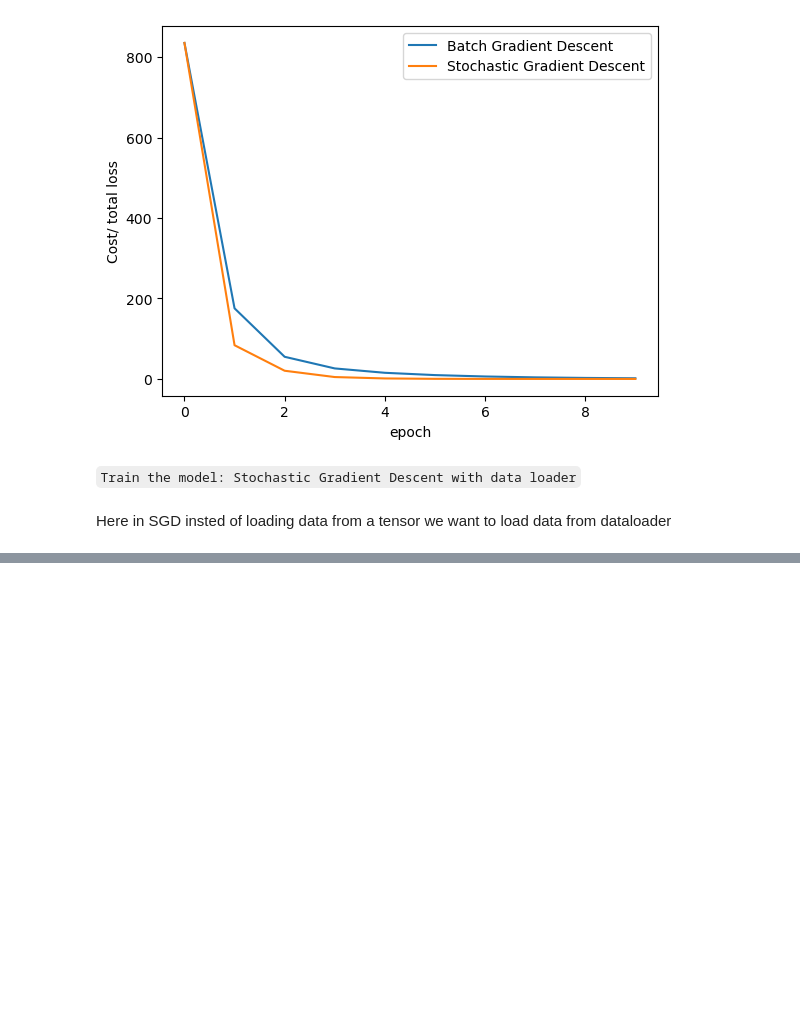
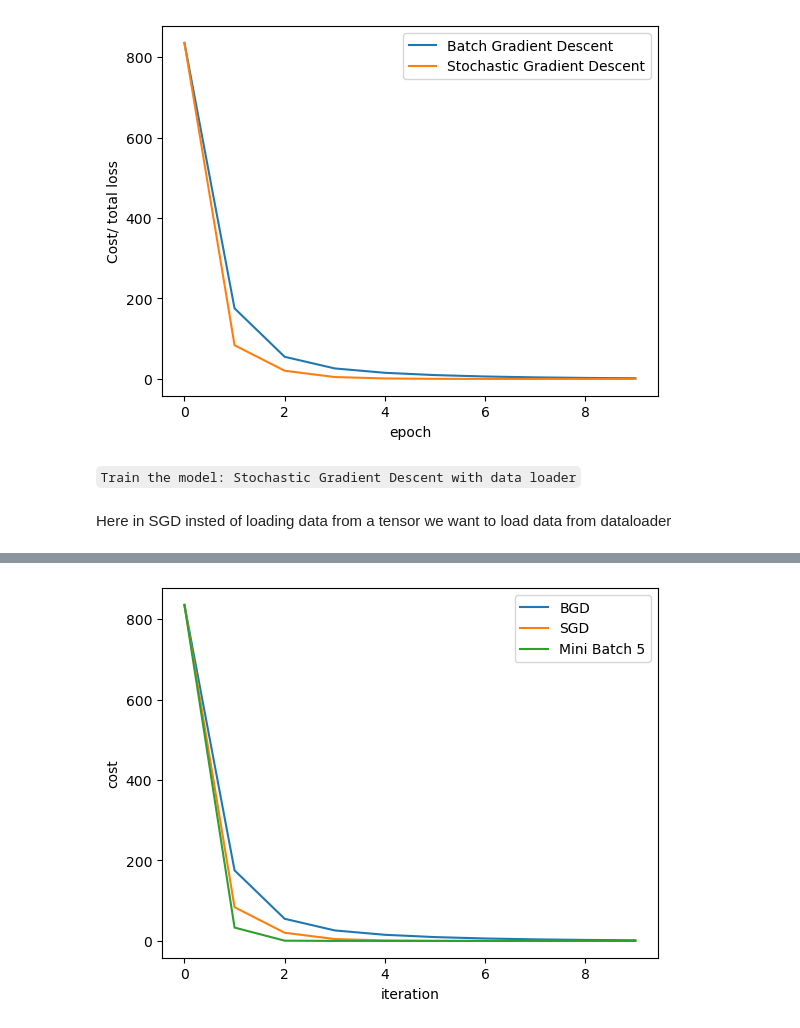
Before and after one commit to mehrankhosrojerdi/PyTorch, a Jupyter notebook: 5_stochastic_gradient_descent.ipynb, the cells around one changed output, grey strips where cells are left out. Cells and saved outputs as stored; diff of their text form; code cells hidden in the pictures; blank space fills up the shorter version.

```diff
--- a/5_stochastic_gradient_descent.ipynb
+++ b/5_stochastic_gradient_descent.ipynb
@@ -306,0 +356,10 @@ train_model_SGD_dataloader(10)
+# %%
+plt.plot(LOSS_BGD, label = 'BGD')
+plt.plot(LOSS_SGD, label = 'SGD')
+plt.plot(LOSS_MINI5, label = 'Mini Batch 5')
+plt.legend()
+plt.xlabel('iteration')
+plt.ylabel('cost')
+plt.show()
+# %% [output]
+[figure, added]
```
Also changed, not shown: parts of 10 cells of this notebook.
